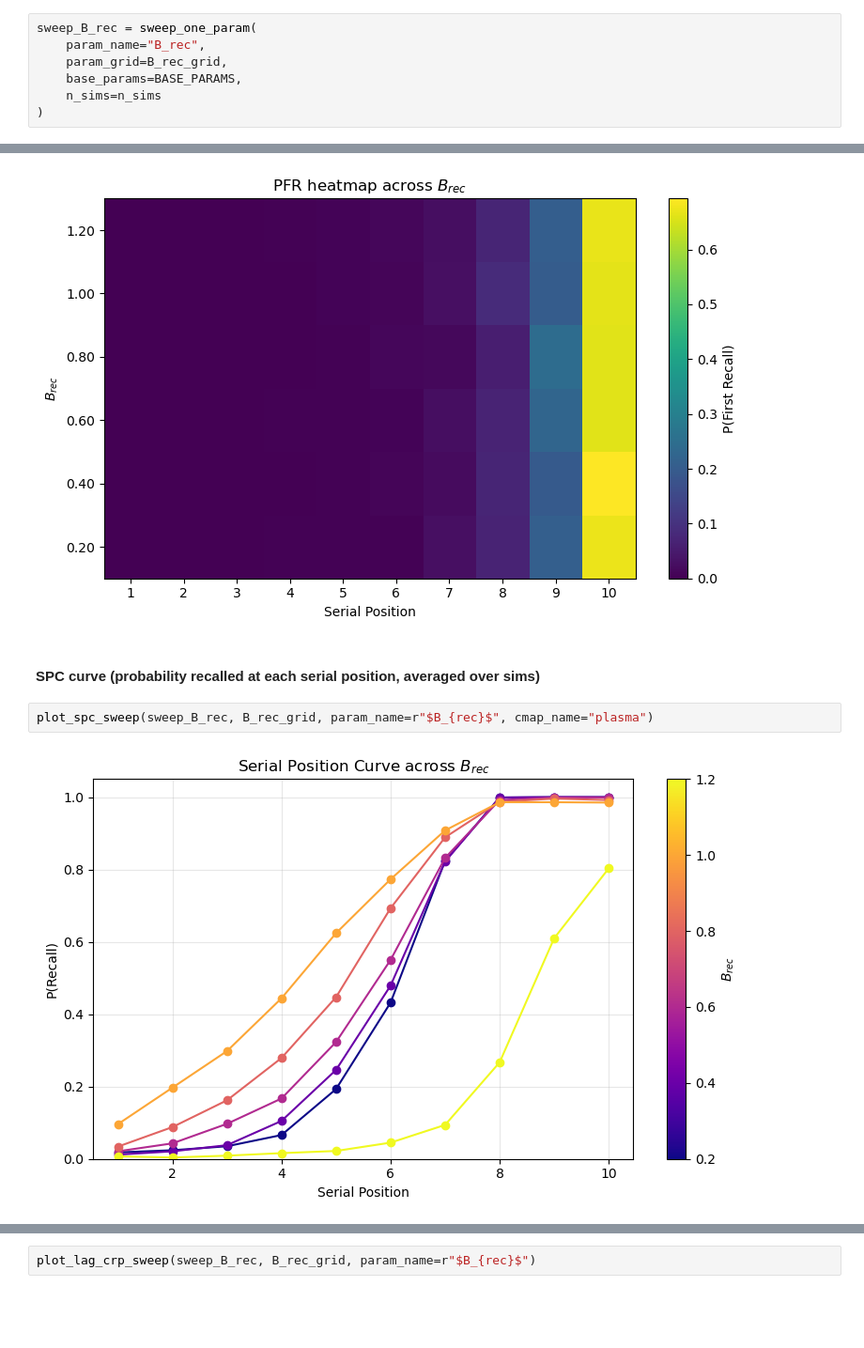
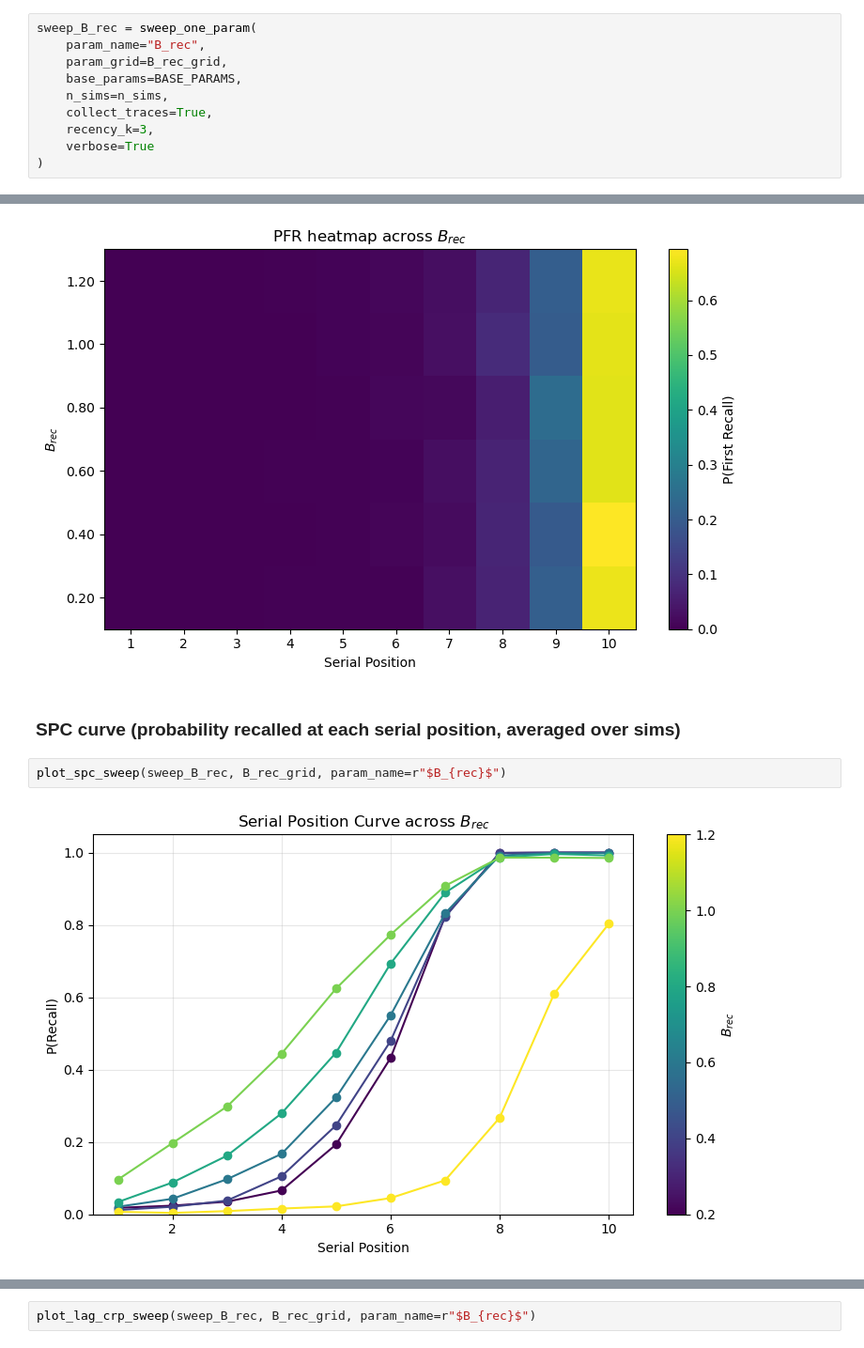
Before and after one commit to beaverjuly/PTSD_MemorySegmentation, a Jupyter notebook: external/CMR_SEM/CMR_MultiParameterSweep.ipynb, the cells around one changed output, grey strips where cells are left out. Shown at 94% size. Drawn from its saved outputs; the diff is of its cells as text; blank space fills up the shorter version.

```diff
--- a/external/CMR_SEM/CMR_MultiParameterSweep.ipynb
+++ b/external/CMR_SEM/CMR_MultiParameterSweep.ipynb
@@ -879,5 +1031,8 @@ sweep_B_rec = sweep_one_param(
     param_name="B_rec",
     param_grid=B_rec_grid,
     base_params=BASE_PARAMS,
-    n_sims=n_sims
+    n_sims=n_sims,
+    collect_traces=True,
+    recency_k=3,
+    verbose=True
 )
@@ -893,9 +1055,9 @@ plot_pfr_heatmap(
 # %% [output]
 [figure]
 # %% [markdown]
-#### SPC curve (probability recalled at each serial position, averaged over sims)
+### SPC curve (probability recalled at each serial position, averaged over sims)
 # %%
-plot_spc_sweep(sweep_B_rec, B_rec_grid, param_name=r"$B_{rec}$", cmap_name="plasma")
+plot_spc_sweep(sweep_B_rec, B_rec_grid, param_name=r"$B_{rec}$")
 # %% [output]
-[figure, old version]
+[figure, new version]
 # %% [markdown]
```
Also changed, not shown: parts of 47 cells of this notebook, 1 other file.
